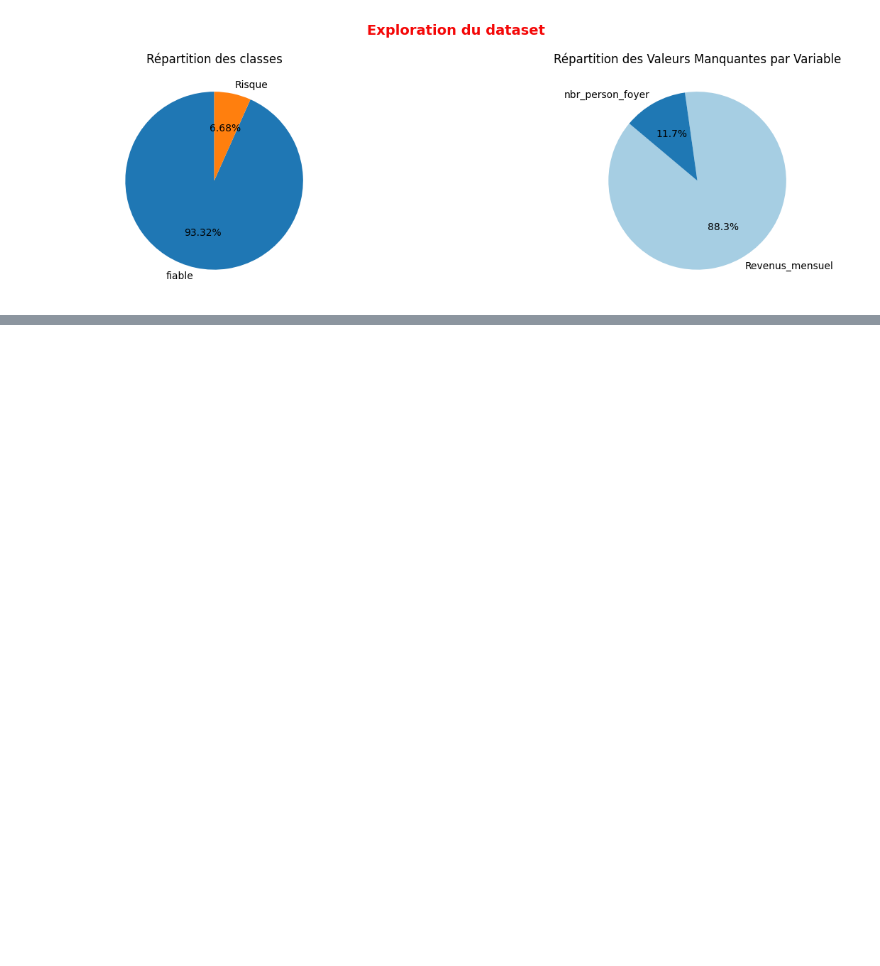
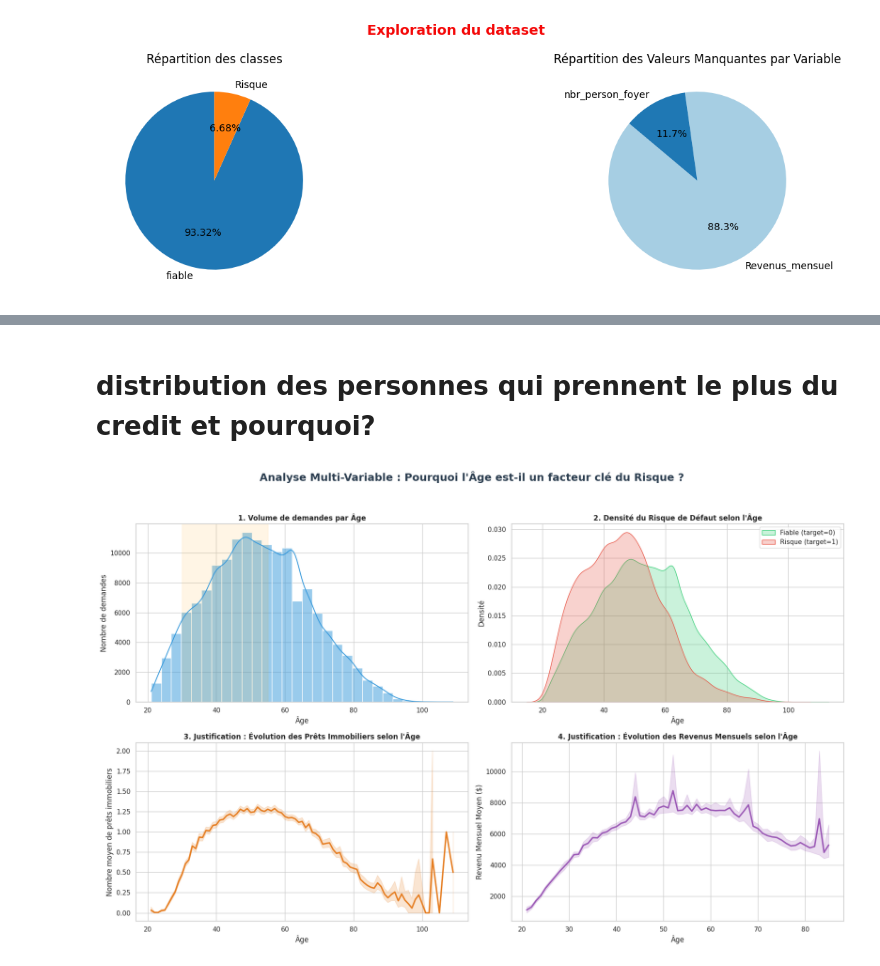
Before and after one commit to jarviscanada/jarvis_data_eng_IvanNgoudjo, a Jupyter notebook: credit_score/model/score_credit.ipynb, the cells around one changed output, grey strips where cells are left out. Saved outputs shown, nothing was run; the diff lists cells and outputs as text; code cells hidden in the pictures; blank space fills up the shorter version.

Commit message:
Analyse multi-variable: pourquoi l'age est-il un facteur clé du risque?

```diff
--- a/credit_score/model/score_credit.ipynb
+++ b/credit_score/model/score_credit.ipynb
@@ -116,0 +114,48 @@ Name: taux_utilisation_credit, dtype: float64
+# %% [markdown]
+# distribution des personnes qui prennent le plus du credit et pourquoi?
+# %%
+# On ne conserve que les lignes où l'âge est strictement supérieur à 17 ans
+data_score_credit = data_score_credit[data_score_credit['age'] >= 18]
+# Configurer le style des graphiques
+sns.set_theme(style="whitegrid")
+
+# On passe à 2 lignes, 2 colonnes
+fig, axes = plt.subplots(2, 2, figsize=(18, 12))
+fig.suptitle("Analyse Multi-Variable : Pourquoi l'Âge est-il un facteur clé du Risque ?",
+             fontsize=18, fontweight='bold', color='#2c3e50', y=0.95)
+
+# --- [0, 0] En haut à gauche : Distribution Globale ---
+sns.histplot(data=data_score_credit, x='age', kde=True, bins=30, color='#3498db', ax=axes[0, 0])
+axes[0, 0].set_title("1. Volume de demandes par Âge", fontsize=12, fontweight='bold')
+axes[0, 0].set_xlabel("Âge")
+axes[0, 0].set_ylabel("Nombre de demandes")
+axes[0, 0].axvspan(30, 55, color='orange', alpha=0.1, label="Tranche active")
+
+# --- [0, 1] En haut à droite : Densité du Risque ---
+sns.kdeplot(data=data_score_credit[data_score_credit['target'] == 0], x='age', label='Fiable (target=0)', fill=True, color='#2ecc71', ax=axes[0, 1])
+sns.kdeplot(data=data_score_credit[data_score_credit['target'] == 1], x='age', label='Risque (target=1)', fill=True, color='#e74c3c', ax=axes[0, 1])
+axes[0, 1].set_title("2. Densité du Risque de Défaut selon l'Âge", fontsize=12, fontweight='bold')
+axes[0, 1].set_xlabel("Âge")
+axes[0, 1].set_ylabel("Densité")
+axes[0, 1].legend()
+
+# --- [1, 0] En bas à gauche : Justification 1 (Prêts Immobiliers) ---
+# On regarde le nombre moyen de prêts immobiliers par tranche d'âge
+sns.lineplot(data=data_score_credit, x='age', y='nbr_prets_immobilier', color='#e67e22', lw=2.5, ax=axes[1, 0])
+axes[1, 0].set_title("3. Justification : Évolution des Prêts Immobiliers selon l'Âge", fontsize=12, fontweight='bold')
+axes[1, 0].set_xlabel("Âge")
+axes[1, 0].set_ylabel("Nombre moyen de prêts immobiliers")
+
+# --- [1, 1] En bas à droite : Justification 2 (Revenus Mensuels) ---
+# On utilise un lineplot (ou un barplot regroupé) pour voir la tendance des revenus sans se faire polluer par les valeurs extrêmes
+# Note : On limite l'affichage à l'âge de 18 à 85 ans pour une meilleure visibilité de la courbe
+sns.lineplot(data=data_score_credit[data_score_credit['age'] <= 85], x='age', y='Revenus_mensuel', color='#9b59b6', lw=2.5, ax=axes[1, 1])
+axes[1, 1].set_title("4. Justification : Évolution des Revenus Mensuels selon l'Âge", fontsize=12, fontweight='bold')
+axes[1, 1].set_xlabel("Âge")
+axes[1, 1].set_ylabel("Revenu Mensuel Moyen ($)")
+
+# Ajustement parfait des espaces pour éviter les chevauchements
+plt.tight_layout(rect=[0, 0, 1, 0.92])
+plt.show()
+# %% [output]
+[figure, added]
```
Also changed, not shown: parts of 1 cell of this notebook.
